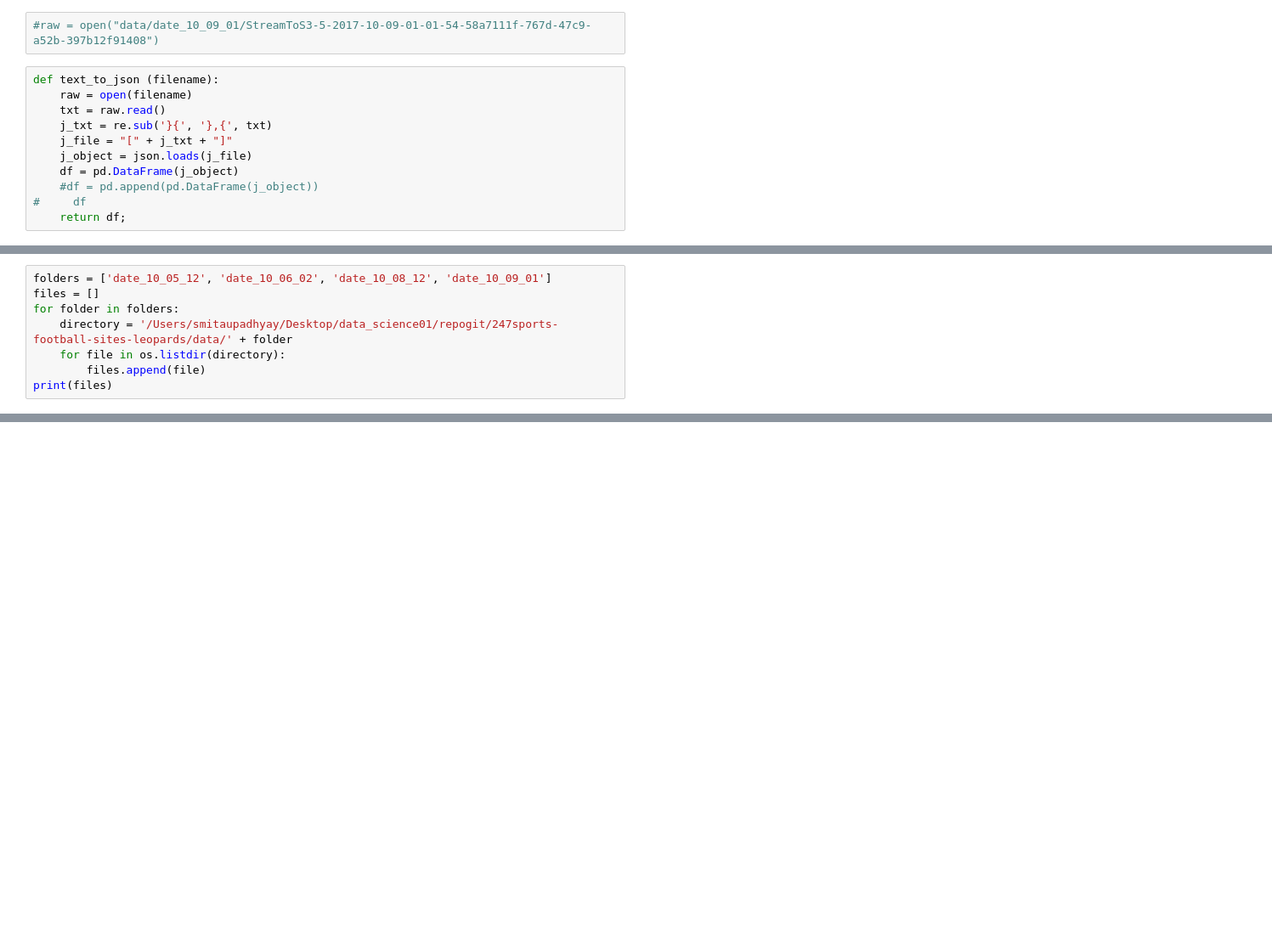
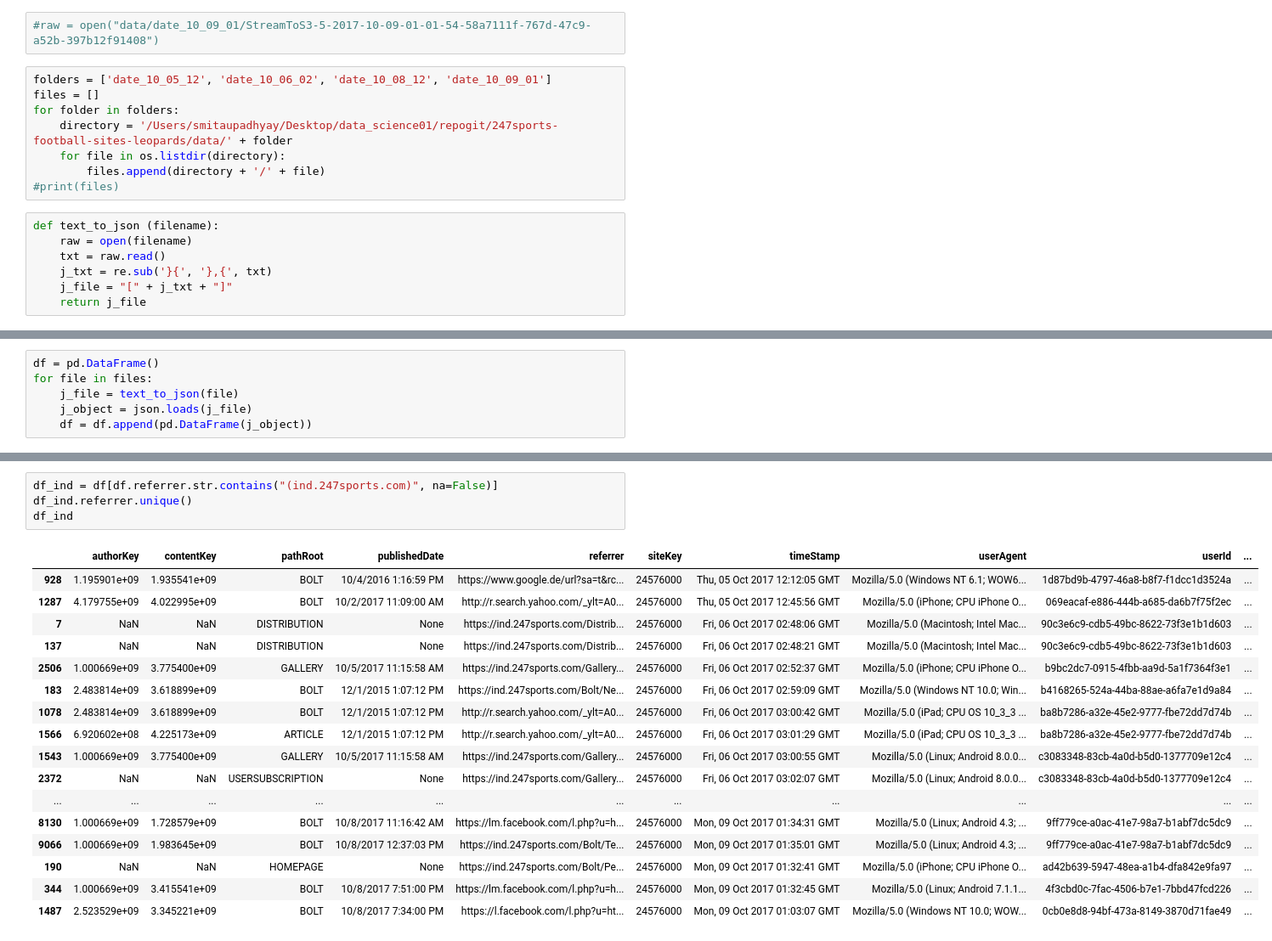
Before and after one commit to smitamisra/247_decode_teams, a Jupyter notebook: new try.ipynb, the cells around one changed output, grey strips where cells are left out. Shown at 85% size. Cells and saved outputs as stored; diff of their text form; blank space fills up the shorter version.

```diff
--- a/new try.ipynb
+++ b/new try.ipynb
@@ -11,14 +12,18 @@ import requests
 import getpass
 # %%
 #raw = open("data/date_10_09_01/StreamToS3-5-2017-10-09-01-01-54-58a7111f-767d-47c9-a52b-397b12f91408")
+# %%
+folders = ['date_10_05_12', 'date_10_06_02', 'date_10_08_12', 'date_10_09_01']
+files = []
+for folder in folders:
+    directory = '/Users/smitaupadhyay/Desktop/data_science01/repogit/247sports-football-sites-leopards/data/' + folder
+    for file in os.listdir(directory):
+        files.append(directory + '/' + file)
+#print(files)
 # %%
 def text_to_json (filename):
     raw = open(filename)
     txt = raw.read()
     j_txt = re.sub('}{', '},{', txt)
     j_file = "[" + j_txt + "]"
-    j_object = json.loads(j_file)
-    df = pd.DataFrame(j_object)
-    #df = pd.append(pd.DataFrame(j_object))
-#     df
-    return df;
+    return j_file
@@ -35,8 +29,0 @@ new_df.head()
-# %%
-folders = ['date_10_05_12', 'date_10_06_02', 'date_10_08_12', 'date_10_09_01']
-files = []
-for folder in folders:
-    directory = '/Users/smitaupadhyay/Desktop/data_science01/repogit/247sports-football-sites-leopards/data/' + folder
-    for file in os.listdir(directory):
-        files.append(file)
-print(files)
@@ -53,0 +30,6 @@ hi hello
+# %%
+df = pd.DataFrame()
+for file in files:
+    j_file = text_to_json(file)
+    j_object = json.loads(j_file)
+    df = df.append(pd.DataFrame(j_object))
@@ -53,0 +117,22 @@ hi hello
+# %%
+df_ind = df[df.referrer.str.contains("(ind.247sports.com)", na=False)]
+df_ind.referrer.unique()
+df_ind
+# %% [output]
+|  | authorKey | contentKey | pathRoot | publishedDate | referrer | siteKey | timeStamp | userAgent | userId | ... |
+| 928 | 1.195901e+09 | 1.935541e+09 | BOLT | 10/4/2016 1:16:59 PM | https://www.google.de/url?sa=t&rc... | 24576000 | Thu, 05 Oct 2017 12:12:05 GMT | Mozilla/5.0 (Windows NT 6.1; WOW6... | 1d87bd9b-4797-46a8-b8f7-f1dcc1d3524a | ... |
+| 1287 | 4.179755e+09 | 4.022995e+09 | BOLT | 10/2/2017 11:09:00 AM | http://r.search.yahoo.com/_ylt=A0... | 24576000 | Thu, 05 Oct 2017 12:45:56 GMT | Mozilla/5.0 (iPhone; CPU iPhone O... | 069eacaf-e886-444b-a685-da6b7f75f2ec | ... |
+| 7 | NaN | NaN | DISTRIBUTION | None | https://ind.247sports.com/Distrib... | 24576000 | Fri, 06 Oct 2017 02:48:06 GMT | Mozilla/5.0 (Macintosh; Intel Mac... | 90c3e6c9-cdb5-49bc-8622-73f3e1b1d603 | ... |
+| 137 | NaN | NaN | DISTRIBUTION | None | https://ind.247sports.com/Distrib... | 24576000 | Fri, 06 Oct 2017 02:48:21 GMT | Mozilla/5.0 (Macintosh; Intel Mac... | 90c3e6c9-cdb5-49bc-8622-73f3e1b1d603 | ... |
+| 2506 | 1.000669e+09 | 3.775400e+09 | GALLERY | 10/5/2017 11:15:58 AM | https://ind.247sports.com/Gallery... | 24576000 | Fri, 06 Oct 2017 02:52:37 GMT | Mozilla/5.0 (iPhone; CPU iPhone O... | b9bc2dc7-0915-4fbb-aa9d-5a1f7364f3e1 | ... |
+| 183 | 2.483814e+09 | 3.618899e+09 | BOLT | 12/1/2015 1:07:12 PM | https://ind.247sports.com/Bolt/Ne... | 24576000 | Fri, 06 Oct 2017 02:59:09 GMT | Mozilla/5.0 (Windows NT 10.0; Win... | b4168265-524a-44ba-88ae-a6fa7e1d9a84 | ... |
+| 1078 | 2.483814e+09 | 3.618899e+09 | BOLT | 12/1/2015 1:07:12 PM | http://r.search.yahoo.com/_ylt=A0... | 24576000 | Fri, 06 Oct 2017 03:00:42 GMT | Mozilla/5.0 (iPad; CPU OS 10_3_3 ... | ba8b7286-a32e-45e2-9777-fbe72dd7d74b | ... |
+| 1566 | 6.920602e+08 | 4.225173e+09 | ARTICLE | 12/1/2015 1:07:12 PM | http://r.search.yahoo.com/_ylt=A0... | 24576000 | Fri, 06 Oct 2017 03:01:29 GMT | Mozilla/5.0 (iPad; CPU OS 10_3_3 ... | ba8b7286-a32e-45e2-9777-fbe72dd7d74b | ... |
+| 1543 | 1.000669e+09 | 3.775400e+09 | GALLERY | 10/5/2017 11:15:58 AM | https://ind.247sports.com/Gallery... | 24576000 | Fri, 06 Oct 2017 03:00:55 GMT | Mozilla/5.0 (Linux; Android 8.0.0... | c3083348-83cb-4a0d-b5d0-1377709e12c4 | ... |
+| 2372 | NaN | NaN | USERSUBSCRIPTION | None | https://ind.247sports.com/Gallery... | 24576000 | Fri, 06 Oct 2017 03:02:07 GMT | Mozilla/5.0 (Linux; Android 8.0.0... | c3083348-83cb-4a0d-b5d0-1377709e12c4 | ... |
+| ... | ... | ... | ... | ... | ... | ... | ... | ... | ... | ... |
+| 8130 | 1.000669e+09 | 1.728579e+09 | BOLT | 10/8/2017 11:16:42 AM | https://lm.facebook.com/l.php?u=h... | 24576000 | Mon, 09 Oct 2017 01:34:31 GMT | Mozilla/5.0 (Linux; Android 4.3; ... | 9ff779ce-a0ac-41e7-98a7-b1abf7dc5dc9 | ... |
+| 9066 | 1.000669e+09 | 1.983645e+09 | BOLT | 10/8/2017 12:37:03 PM | https://ind.247sports.com/Bolt/Te... | 24576000 | Mon, 09 Oct 2017 01:35:01 GMT | Mozilla/5.0 (Linux; Android 4.3; ... | 9ff779ce-a0ac-41e7-98a7-b1abf7dc5dc9 | ... |
+| 190 | NaN | NaN | HOMEPAGE | None | https://ind.247sports.com/Bolt/Pe... | 24576000 | Mon, 09 Oct 2017 01:32:41 GMT | Mozilla/5.0 (iPhone; CPU iPhone O... | ad42b639-5947-48ea-a1b4-dfa842e9fa97 | ... |
+| 344 | 1.000669e+09 | 3.415541e+09 | BOLT | 10/8/2017 7:51:00 PM | https://lm.facebook.com/l.php?u=h... | 24576000 | Mon, 09 Oct 2017 01:32:45 GMT | Mozilla/5.0 (Linux; Android 7.1.1... | 4f3cbd0c-7fac-4506-b7e1-7bbd47fcd226 | ... |
+| 1487 | 2.523529e+09 | 3.345221e+09 | BOLT | 10/8/2017 7:34:00 PM | https://l.facebook.com/l.php?u=ht... | 24576000 | Mon, 09 Oct 2017 01:03:07 GMT | Mozilla/5.0 (Windows NT 10.0; WOW... | 0cb0e8d8-94bf-473a-8149-3870d71fae49 | ... |
```
Also changed, not shown: parts of 18 cells of this notebook, 1 other file.
